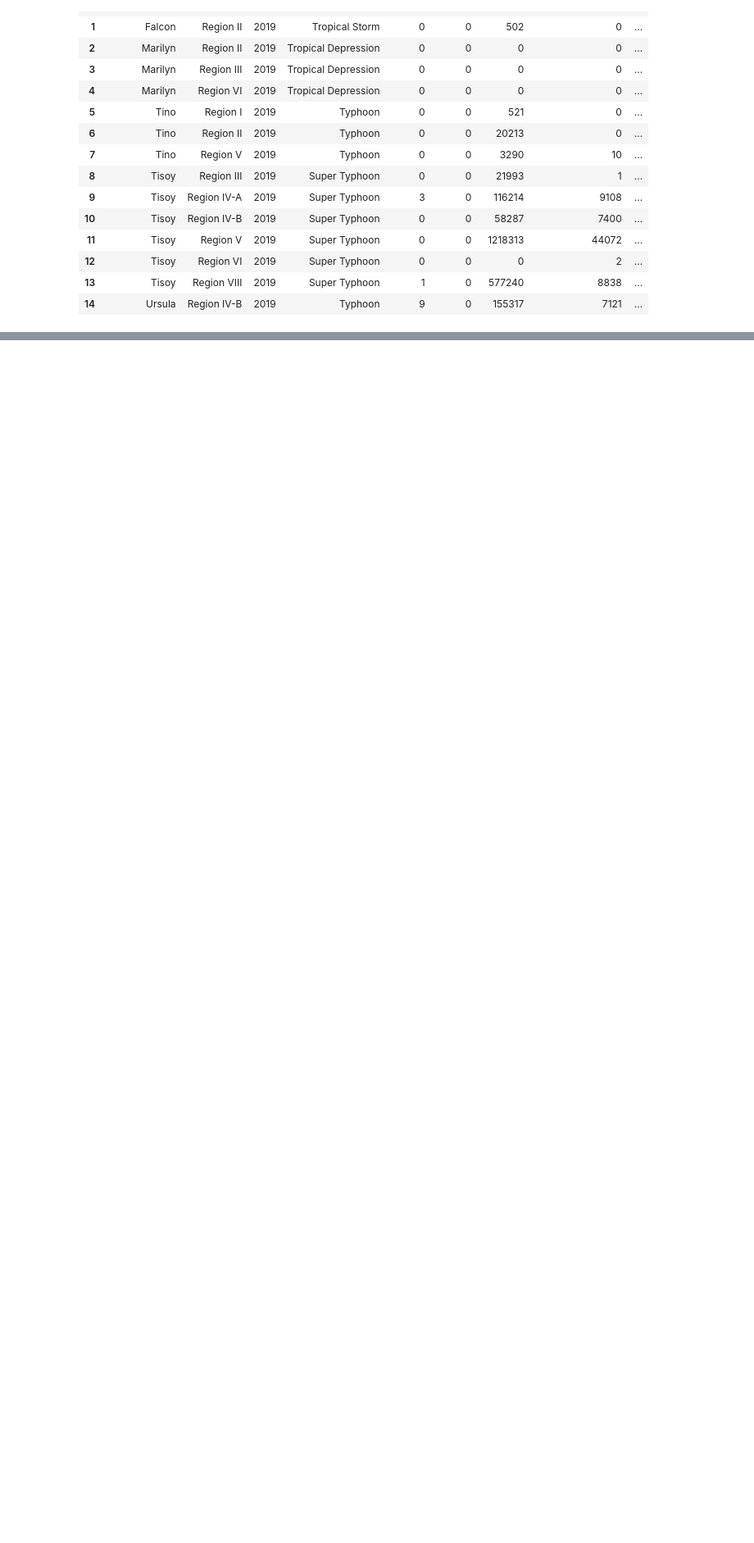
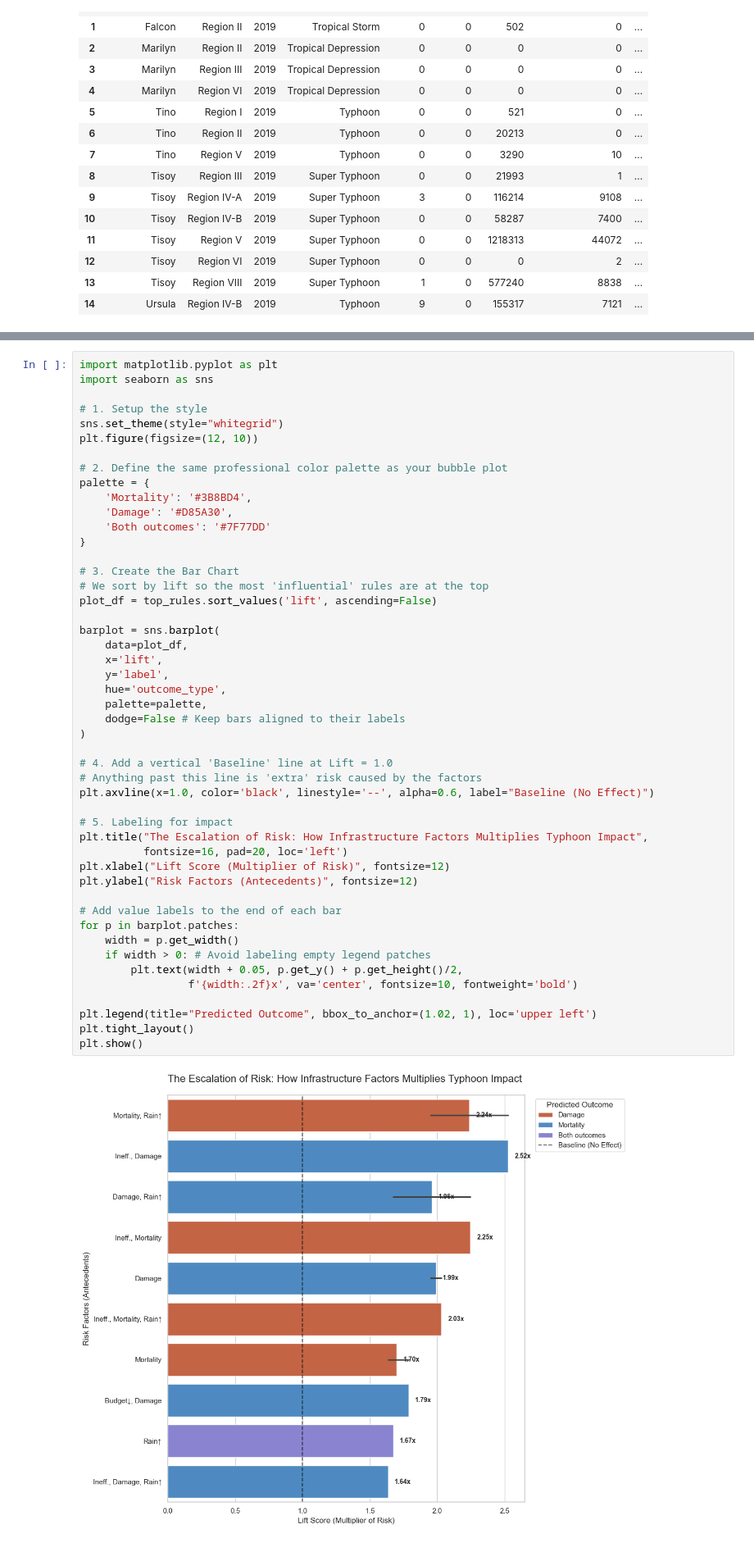
Before and after one commit to alecbnono/flood-control-health-outcomes, a Jupyter notebook: notebooks/data_mining_2.ipynb, the cells around one changed output, grey strips where cells are left out. Shown at 82% size. Cells and saved outputs as stored; diff of their text form; blank space fills up the shorter version.

```diff
--- a/notebooks/data_mining_2.ipynb
+++ b/notebooks/data_mining_2.ipynb
@@ -244,0 +299,50 @@ NameError: name 'rule_label' is not defined
+# %%
+import matplotlib.pyplot as plt
+import seaborn as sns
+
+# 1. Setup the style
+sns.set_theme(style="whitegrid")
+plt.figure(figsize=(12, 10))
+
+# 2. Define the same professional color palette as your bubble plot
+palette = {
+    'Mortality': '#3B8BD4',
+    'Damage': '#D85A30',
+    'Both outcomes': '#7F77DD'
+}
+
+# 3. Create the Bar Chart
+# We sort by lift so the most 'influential' rules are at the top
+plot_df = top_rules.sort_values('lift', ascending=False)
+
+barplot = sns.barplot(
+    data=plot_df,
+    x='lift',
+    y='label',
+    hue='outcome_type',
+    palette=palette,
+    dodge=False # Keep bars aligned to their labels
+)
+
+# 4. Add a vertical 'Baseline' line at Lift = 1.0
+# Anything past this line is 'extra' risk caused by the factors
+plt.axvline(x=1.0, color='black', linestyle='--', alpha=0.6, label="Baseline (No Effect)")
+
+# 5. Labeling for impact
+plt.title("The Escalation of Risk: How Infrastructure Factors Multiplies Typhoon Impact",
+          fontsize=16, pad=20, loc='left')
+plt.xlabel("Lift Score (Multiplier of Risk)", fontsize=12)
+plt.ylabel("Risk Factors (Antecedents)", fontsize=12)
+
+# Add value labels to the end of each bar
+for p in barplot.patches:
+    width = p.get_width()
+    if width > 0: # Avoid labeling empty legend patches
+        plt.text(width + 0.05, p.get_y() + p.get_height()/2,
+                 f'{width:.2f}x', va='center', fontsize=10, fontweight='bold')
+
+plt.legend(title="Predicted Outcome", bbox_to_anchor=(1.02, 1), loc='upper left')
+plt.tight_layout()
+plt.show()
+# %% [output]
+[figure, added]
```
Also changed, not shown: parts of 10 cells of this notebook, 5 other files.
